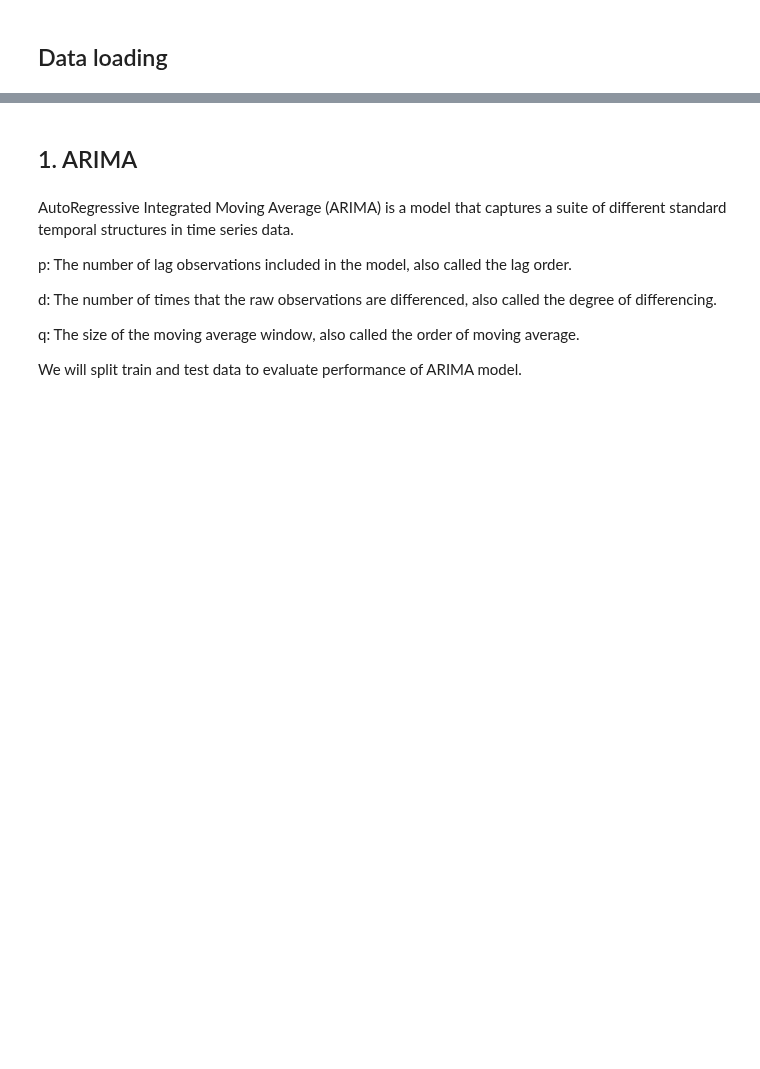
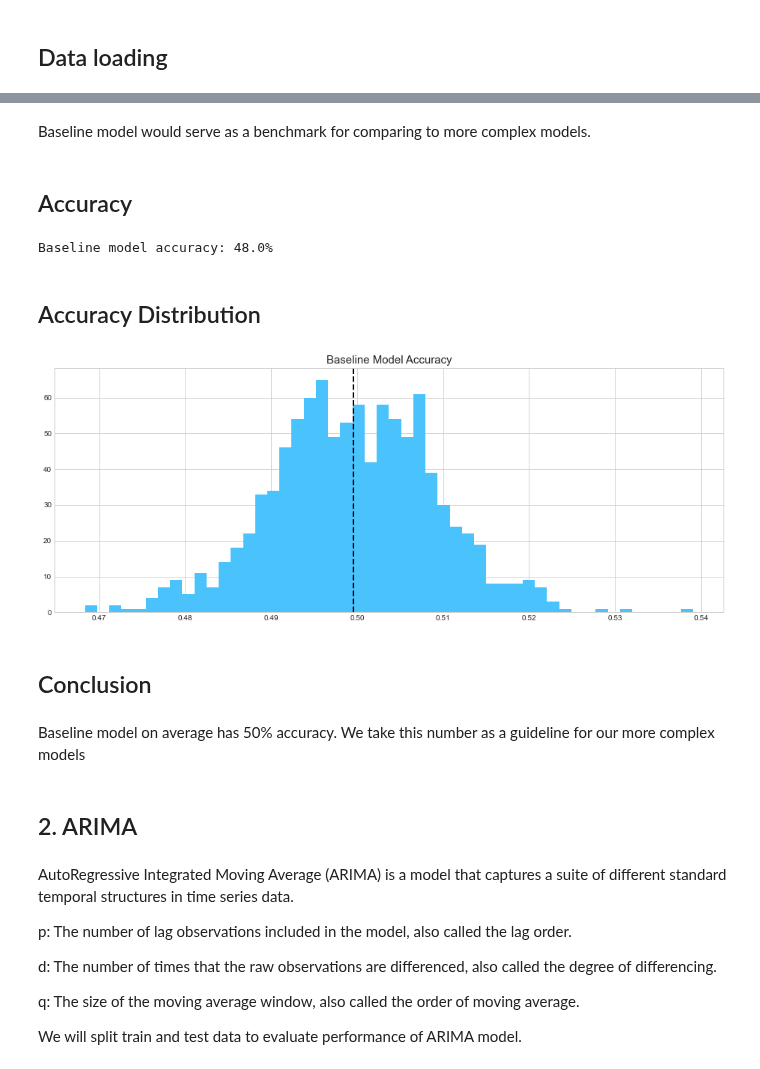
Before and after one commit to DSEI21000-S21/project-altcoinpriceprediction, a Jupyter notebook: VasilevaDO/Part 3. Machine Learning.ipynb, the cells around one changed output, grey strips where cells are left out. Cells and saved outputs as stored; diff of their text form; code cells hidden in the pictures; blank space fills up the shorter version.

```diff
--- a/VasilevaDO/Part 3. Machine Learning.ipynb
+++ b/VasilevaDO/Part 3. Machine Learning.ipynb
@@ -38,3 +38,5 @@ bit_data.head()
 | 2013-05-21 23:59:59 | Bitcoin | BTC | 123.000000 | 121.209999 | 122.019997 | 122.879997 | 0.0 | 1.374013e+09 | 0.007 | 0.879997 | ... |
 | 2013-05-22 23:59:59 | Bitcoin | BTC | 124.000999 | 122.000000 | 122.889999 | 123.889000 | 0.0 | 1.385779e+09 | 0.008 | 1.009003 | ... |
 | 2013-05-23 23:59:59 | Bitcoin | BTC | 126.933998 | 123.099998 | 123.800003 | 126.699997 | 0.0 | 1.417770e+09 | 0.023 | 2.810997 | ... |
+# %%
+binary = lambda data: [1 if x > 0 else 0 for x in data]
@@ -41,5 +45,45 @@ bit_data.head()
+# %% [markdown]
+Baseline model would serve as a benchmark for comparing to more complex models.
+# %%
+def baseline_model(stock):
+    '''
+    \n\n
+    Input: Series or Array
+    Returns: Accuracy Score
+    Function generates random numbers [0,1] and compares them with true values
+    \n\n
+    '''
+    baseline_predictions = np.random.randint(0, 2, len(stock))
+    accuracy = accuracy_score(binary(bit_data.Return), baseline_predictions)
+    return accuracy
+# %% [markdown]
+## Accuracy
+# %%
+baseline_accuracy = baseline_model(bit_data.Return)
+print('Baseline model accuracy: {:.1f}%'.format(baseline_accuracy * 100))
+# %% [output]
+Baseline model accuracy: 48.0%
+# %% [markdown]
+## Accuracy Distribution
+# %%
+base_preds = []
+for i in range(1000):
+    base_preds.append(baseline_model(bit_data.Return))
+
+plt.figure(figsize=(16,6))
+plt.style.use('seaborn-whitegrid')
+plt.hist(base_preds, bins=50, facecolor='#4ac2fb')
+plt.title('Baseline Model Accuracy', fontSize=15)
+plt.axvline(np.array(base_preds).mean(), c='k', ls='--', lw=2)
+plt.show()
+# %% [output]
+[figure, added]
+# %% [markdown]
+## Conclusion
+# %% [markdown]
+Baseline model on average has 50% accuracy. We take this number as a guideline for our more complex models
 # %% [markdown]
-## 1. ARIMA
+## 2. ARIMA
 # %% [markdown]
 AutoRegressive Integrated Moving Average (ARIMA) is a model that captures a suite of different standard temporal structures in time series data.
 
```
Also changed, not shown: parts of 3 cells of this notebook.
